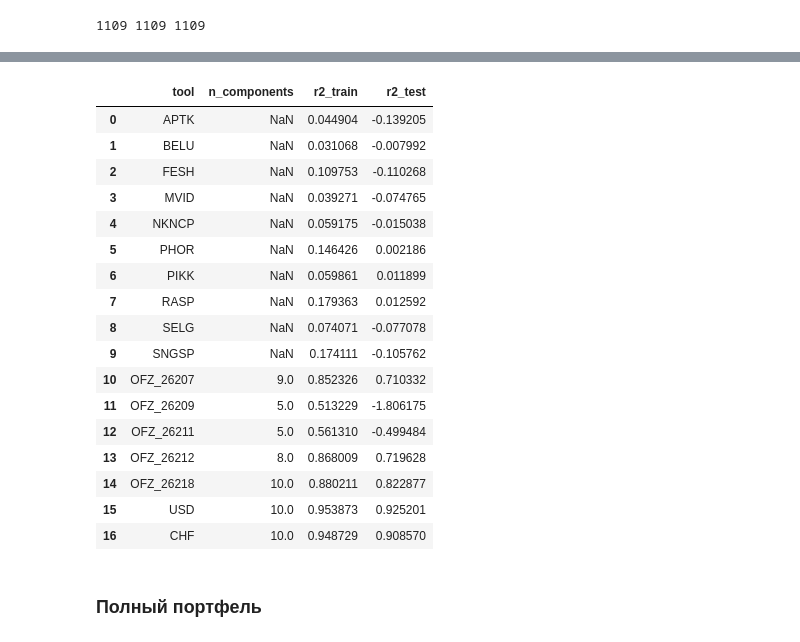
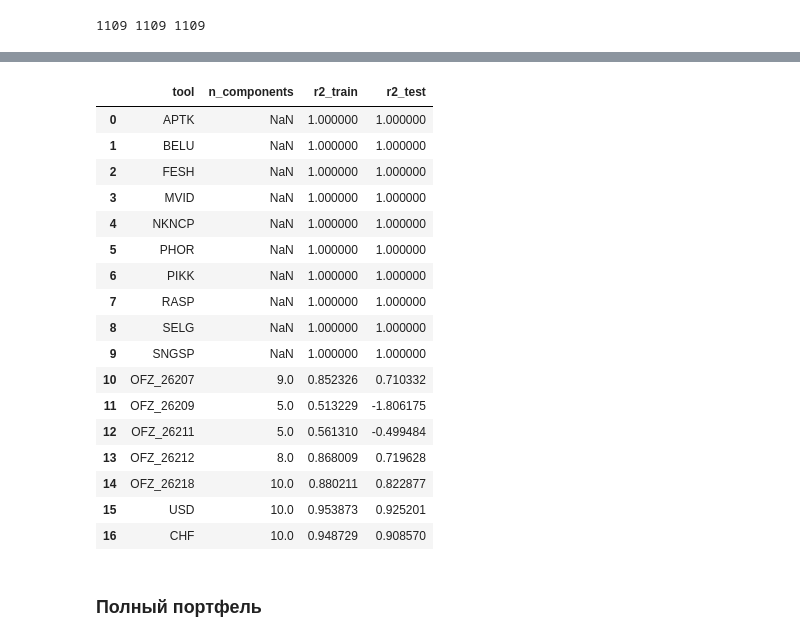
Before and after one commit to goo-goo-goo-joob/hse_market_risk, a Jupyter notebook: 05_backtesting.ipynb, the cells around one changed output, grey strips where cells are left out. Cells and saved outputs as stored; diff of their text form; code cells hidden in the pictures.

```diff
--- a/05_backtesting.ipynb
+++ b/05_backtesting.ipynb
@@ -82,12 +93,6 @@ from sklearn.model_selection import TimeSeriesSplit
 optuna.logging.set_verbosity(optuna.logging.ERROR)
 
 
-def get_values(x):
-    if isinstance(x, (pd.DataFrame, pd.Series)):
-        return x.values
-    return x
-
-
 class Model:
     def __init__(self, n_components=None, pca_args=None, lr_args=None):
         self.pca_args = pca_args or {"random_state": 42}
@@ -95,17 +100,27 @@ class Model:
         self.n_components = n_components
         self.pca = n_components and PCA(n_components, **self.pca_args)
         self.lr = LinearRegression(**self.lr_args)
+        self.cols = None
+
+    def get_values(self, x):
+        if self.cols and isinstance(x, pd.DataFrame):
+            x = x[self.cols]
+        if isinstance(x, (pd.DataFrame, pd.Series)):
+            return x.values
+        return x
 
     def fit(self, data, target):
-        data = get_values(data)
-        target = get_values(target)
+        if isinstance(data, pd.DataFrame):
+            self.cols = list(data.columns)
+        data = self.get_values(data)
+        target = self.get_values(target)
         if self.pca:
             data = self.pca.fit_transform(data)
         self.lr.fit(data, target)
         return self
 
     def predict_pca(self, data):
-        data = get_values(data)
+        data = self.get_values(data)
         if self.pca:
             return self.pca.transform(data)
         return data
@@ -130,8 +145,12 @@ class AutoModel:
         self.max_components = max_components
 
     def fit(self, data, target):
-        data = get_values(data)
-        target = get_values(target)
+        data_ = data
+        target_ = target
+        if isinstance(data, (pd.DataFrame, pd.Series)):
+            data = data.values
+        if isinstance(target, (pd.DataFrame, pd.Series)):
+            target = target.values
 
         def objective(trial):
             components = trial.suggest_int("n_components", 2, min([self.max_components, *data.shape]))
@@ -151,42 +170,41 @@ class AutoModel:
             return np.mean(scores)
 
         self.study.optimize(objective, self.n_trials)
-        return Model(**self.study.best_params).fit(data, target)
+        return Model(**self.study.best_params).fit(data_, target_)
 # %%
 results = []
 instrument_models = {}
 
 for f in features_tools:
     if f in stocks:
-        m = Model()
+        m = Model().fit(train_df[[f]], train_df[f])
     else:
-        m = AutoModel()
-    m = m.fit(train_df[features_risk], train_df[f])
-    score = m.predict(train_df[features_risk])
-    score_test = m.predict(test_df[features_risk])
+        m = AutoModel().fit(train_df[features_risk], train_df[f])
+    score = m.predict(train_df)
+    score_test = m.predict(test_df)
     results.append(
         {
             "tool": f,
             "n_components": m.n_components,
             "r2_train": r2_score(train_df[f], score),
             "r2_test": r2_score(test_df[f], score_test),
         }
     )
     instrument_models[f] = m
 results = pd.DataFrame(results)
 results
 # %% [output]
 |  | tool | n_components | r2_train | r2_test |
-| 0 | APTK | NaN | 0.044904 | -0.139205 |
-| 1 | BELU | NaN | 0.031068 | -0.007992 |
-| 2 | FESH | NaN | 0.109753 | -0.110268 |
-| 3 | MVID | NaN | 0.039271 | -0.074765 |
-| 4 | NKNCP | NaN | 0.059175 | -0.015038 |
-| 5 | PHOR | NaN | 0.146426 | 0.002186 |
-| 6 | PIKK | NaN | 0.059861 | 0.011899 |
-| 7 | RASP | NaN | 0.179363 | 0.012592 |
-| 8 | SELG | NaN | 0.074071 | -0.077078 |
-| 9 | SNGSP | NaN | 0.174111 | -0.105762 |
+| 0 | APTK | NaN | 1.000000 | 1.000000 |
+| 1 | BELU | NaN | 1.000000 | 1.000000 |
+| 2 | FESH | NaN | 1.000000 | 1.000000 |
+| 3 | MVID | NaN | 1.000000 | 1.000000 |
+| 4 | NKNCP | NaN | 1.000000 | 1.000000 |
+| 5 | PHOR | NaN | 1.000000 | 1.000000 |
+| 6 | PIKK | NaN | 1.000000 | 1.000000 |
+| 7 | RASP | NaN | 1.000000 | 1.000000 |
+| 8 | SELG | NaN | 1.000000 | 1.000000 |
+| 9 | SNGSP | NaN | 1.000000 | 1.000000 |
 | 10 | OFZ_26207 | 9.0 | 0.852326 | 0.710332 |
 | 11 | OFZ_26209 | 5.0 | 0.513229 | -1.806175 |
 | 12 | OFZ_26211 | 5.0 | 0.561310 | -0.499484 |
```
Also changed, not shown: parts of 7 cells of this notebook.
